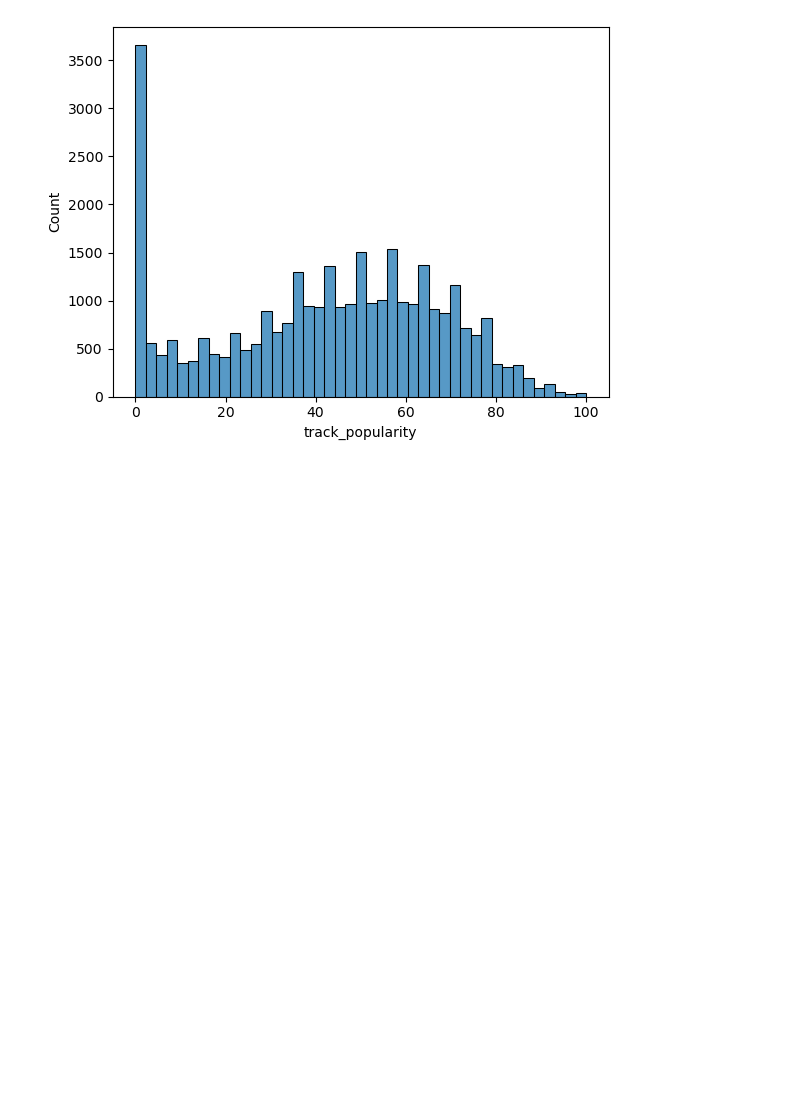
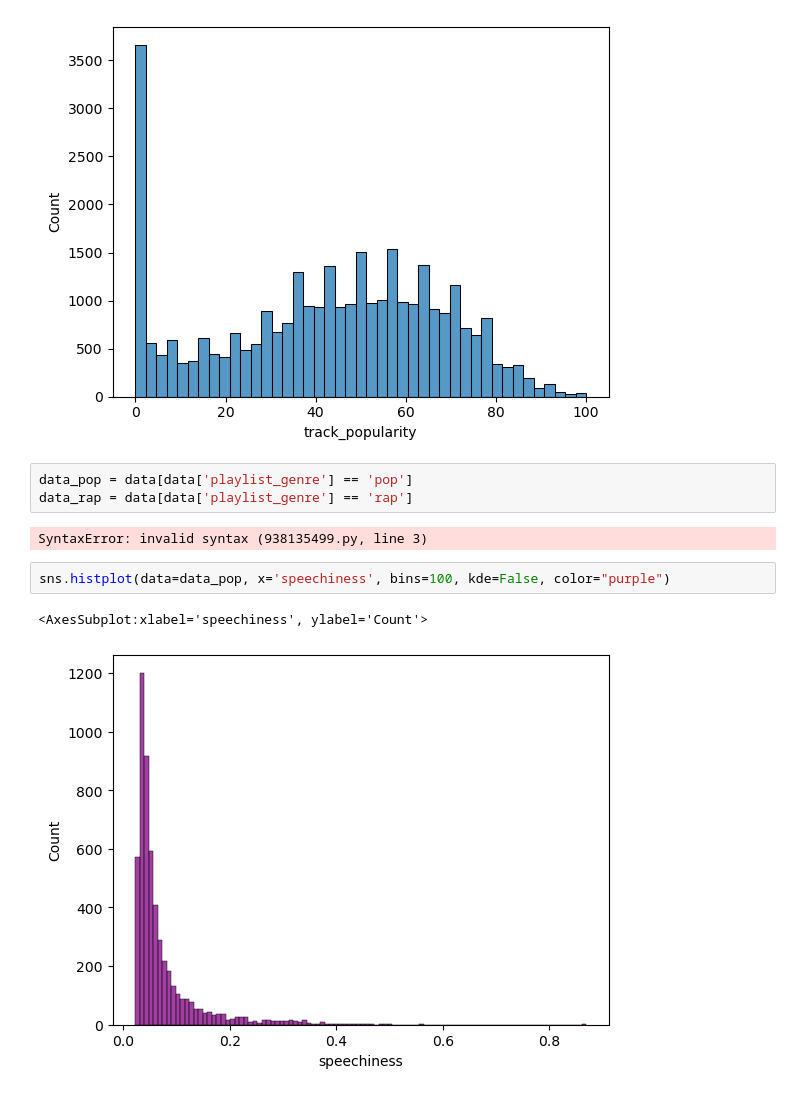
Before and after one commit to Google-Stein/CCIC-Artificial-Intelligence, a Jupyter notebook: Semester 1/Spotify/spotify_songs.csv Mathematical Analyzation.ipynb, the cells around one changed output. Cells and saved outputs as stored; diff of their text form; blank space fills up the shorter version.

```diff
--- a/Semester 1/Spotify/spotify_songs.csv Mathematical Analyzation.ipynb
+++ b/Semester 1/Spotify/spotify_songs.csv Mathematical Analyzation.ipynb
@@ -280,3 +244,13 @@ sns.histplot(data=data, x='track_popularity', kde=False)
 # %% [output]
 <AxesSubplot:xlabel='track_popularity', ylabel='Count'>
 [figure]
+# %%
+data_pop = data[data['playlist_genre'] == 'pop']
+data_rap = data[data['playlist_genre'] == 'rap']
+# %% [output]
+SyntaxError: invalid syntax (938135499.py, line 3)
+# %%
+sns.histplot(data=data_pop, x='speechiness', bins=100, kde=False, color="purple")
+# %% [output]
+<AxesSubplot:xlabel='speechiness', ylabel='Count'>
+[figure, added]
```
Also changed, not shown: parts of 16 cells of this notebook, 2 other files.
